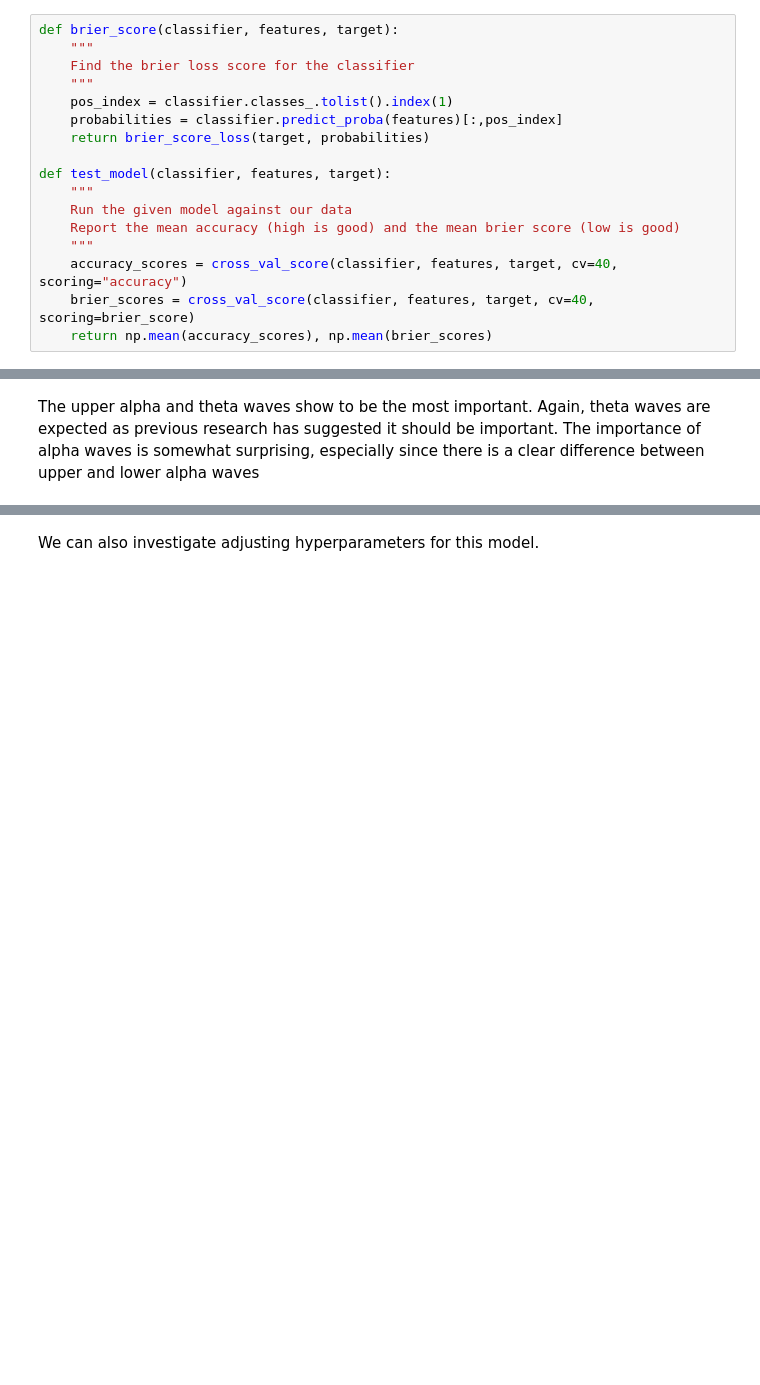
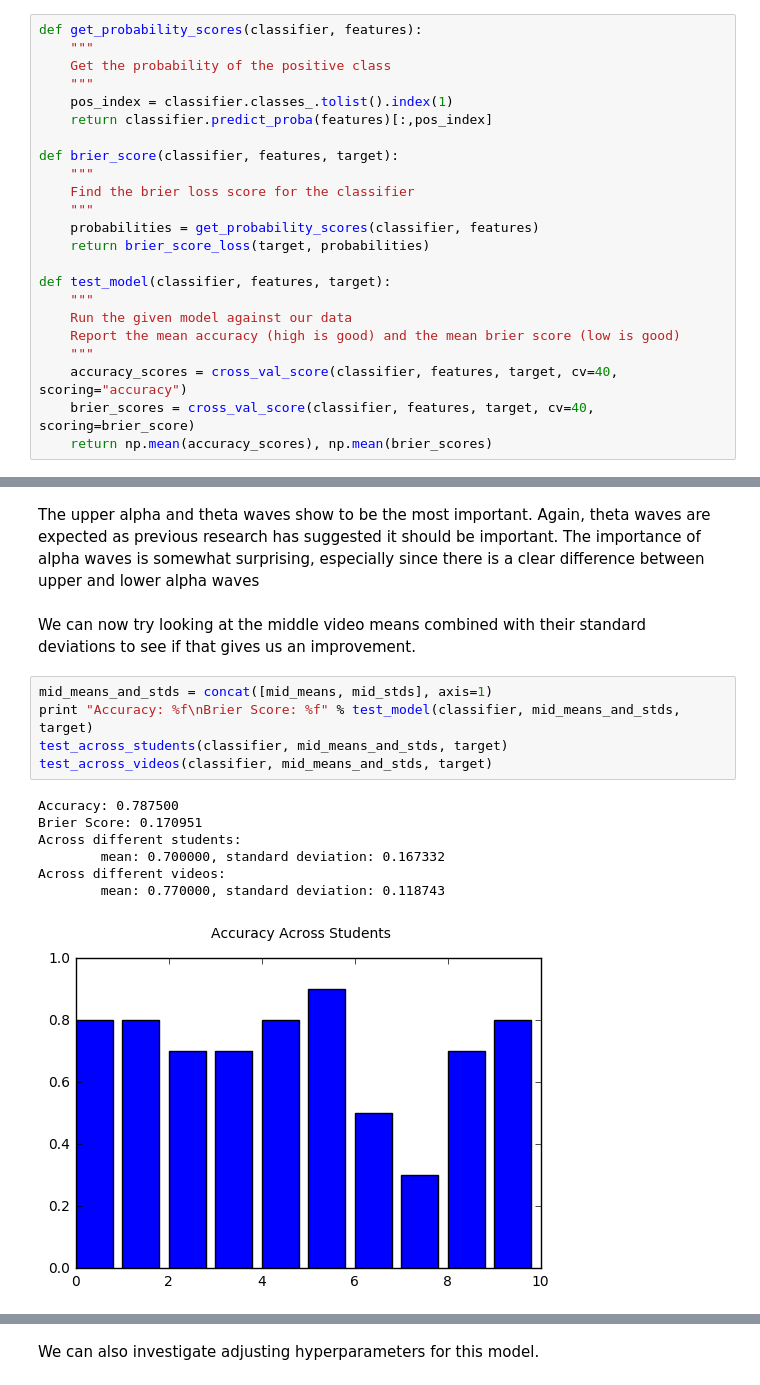
Before and after one commit to nwbvt/udacity-confusion, a Jupyter notebook: Confusion.ipynb, the cells around one changed output, grey strips where cells are left out. Cells and saved outputs as stored; diff of their text form; blank space fills up the shorter version.

```diff
--- a/Confusion.ipynb
+++ b/Confusion.ipynb
@@ -135,12 +139,18 @@ late_means.columns = ["Late %s Mean" % col for col in cols]
 
 First we need a function to evaluate how well a given model performs against a given set of data.  We will run cross validation scoring the accuracy and the brier score of the model.
 # %%
+def get_probability_scores(classifier, features):
+    """
+    Get the probability of the positive class
+    """
+    pos_index = classifier.classes_.tolist().index(1)
+    return classifier.predict_proba(features)[:,pos_index]
+
 def brier_score(classifier, features, target):
     """
     Find the brier loss score for the classifier
     """
-    pos_index = classifier.classes_.tolist().index(1)
-    probabilities = classifier.predict_proba(features)[:,pos_index]
+    probabilities = get_probability_scores(classifier, features)
     return brier_score_loss(target, probabilities)
 
 def test_model(classifier, features, target):
@@ -326,3 +341,18 @@ show_feature_importances(classifier, mid_means, target)
 | Mid Alpha 1 Mean | 0.063809 |
 # %% [markdown]
 The upper alpha and theta waves show to be the most important.  Again, theta waves are expected as previous research has suggested it should be important.  The importance of alpha waves is somewhat surprising, especially since there is a clear difference between upper and lower alpha waves
+# %% [markdown]
+We can now try looking at the middle video means combined with their standard deviations to see if that gives us an improvement.
+# %%
+mid_means_and_stds = concat([mid_means, mid_stds], axis=1)
+print "Accuracy: %f\nBrier Score: %f" % test_model(classifier, mid_means_and_stds, target)
+test_across_students(classifier, mid_means_and_stds, target)
+test_across_videos(classifier, mid_means_and_stds, target)
+# %% [output]
+Accuracy: 0.787500
+Brier Score: 0.170951
+Across different students:
+        mean: 0.700000, standard deviation: 0.167332
+Across different videos:
+        mean: 0.770000, standard deviation: 0.118743
+[figure, added]
```
Also changed, not shown: parts of 29 cells of this notebook.
